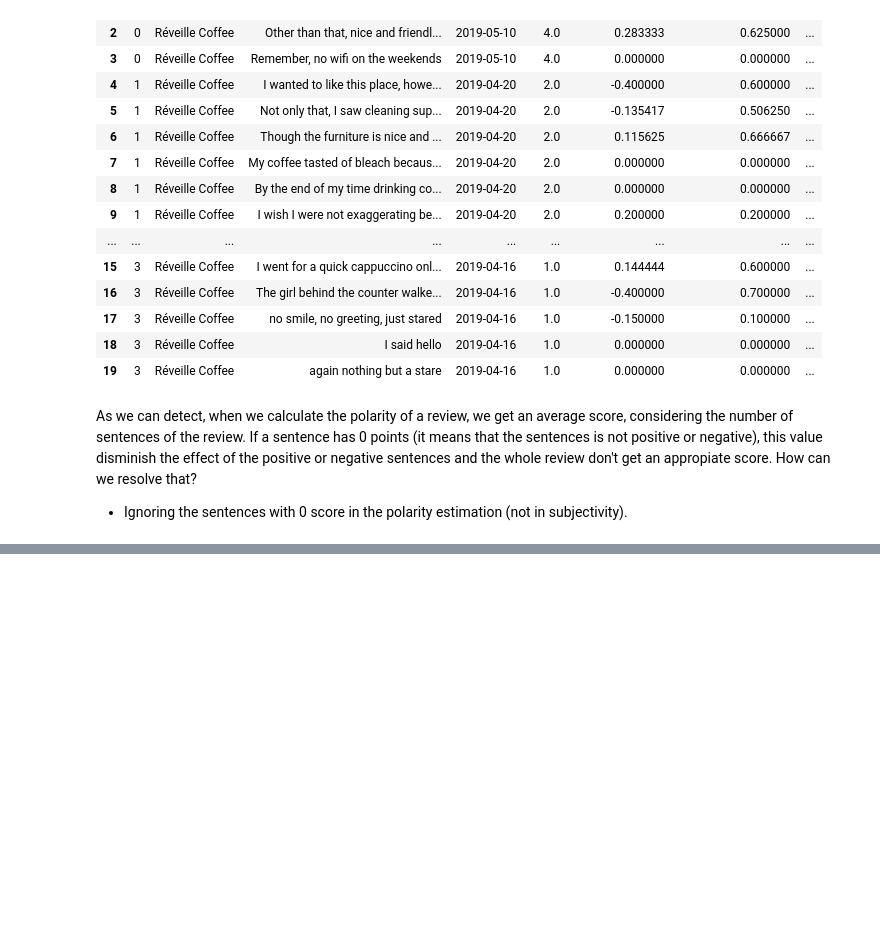
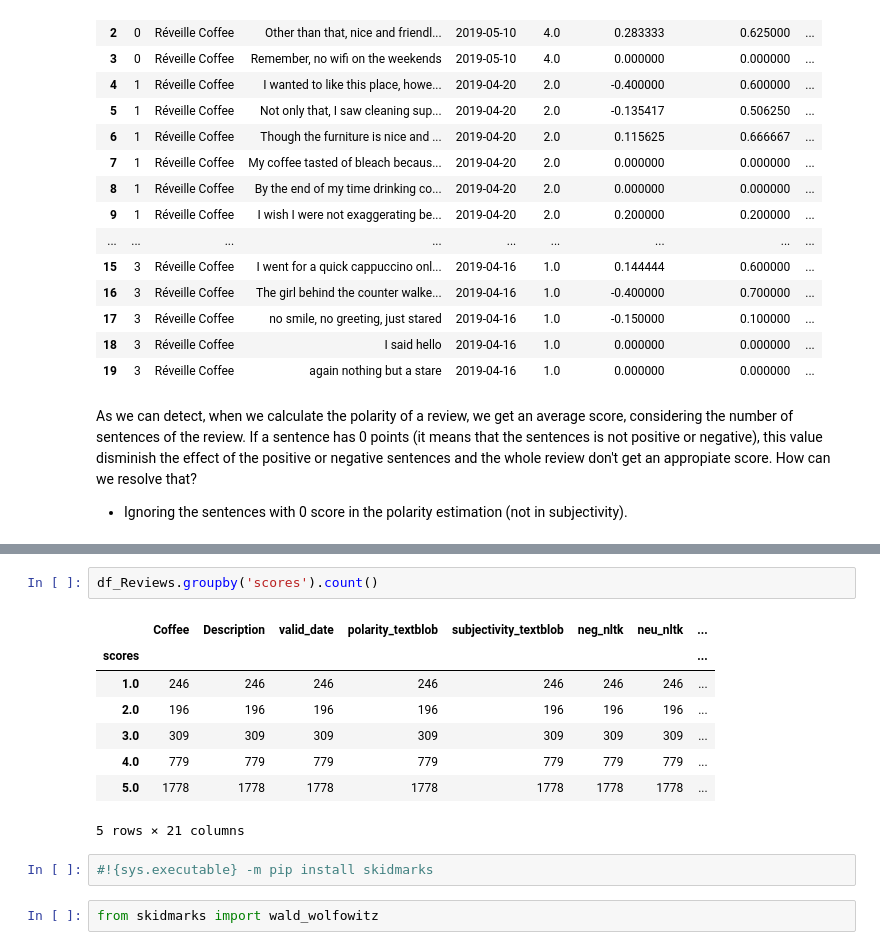
Before and after one commit to Daesparz/Capstone1, a Jupyter notebook: Data_Analysis/Extension_Exploratory_Data_Analysis.ipynb, the cells around one changed output, grey strips where cells are left out. Saved outputs shown, nothing was run; the diff lists cells and outputs as text; blank space fills up the shorter version.

```diff
--- a/Data_Analysis/Extension_Exploratory_Data_Analysis.ipynb
+++ b/Data_Analysis/Extension_Exploratory_Data_Analysis.ipynb
@@ -423,0 +496,15 @@ Dale-Chall actually compares text to a known repository of words to understand i
+# %%
+df_Reviews.groupby('scores').count()
+# %% [output]
+|  | Coffee | Description | valid_date | polarity_textblob | subjectivity_textblob | neg_nltk | neu_nltk | ... |
+| scores |  |  |  |  |  |  |  | ... |
+| 1.0 | 246 | 246 | 246 | 246 | 246 | 246 | 246 | ... |
+| 2.0 | 196 | 196 | 196 | 196 | 196 | 196 | 196 | ... |
+| 3.0 | 309 | 309 | 309 | 309 | 309 | 309 | 309 | ... |
+| 4.0 | 779 | 779 | 779 | 779 | 779 | 779 | 779 | ... |
+| 5.0 | 1778 | 1778 | 1778 | 1778 | 1778 | 1778 | 1778 | ... |
+5 rows × 21 columns
+# %%
+#!{sys.executable} -m pip install skidmarks
+# %%
+from skidmarks import wald_wolfowitz
```
Also changed, not shown: parts of 24 cells of this notebook.
